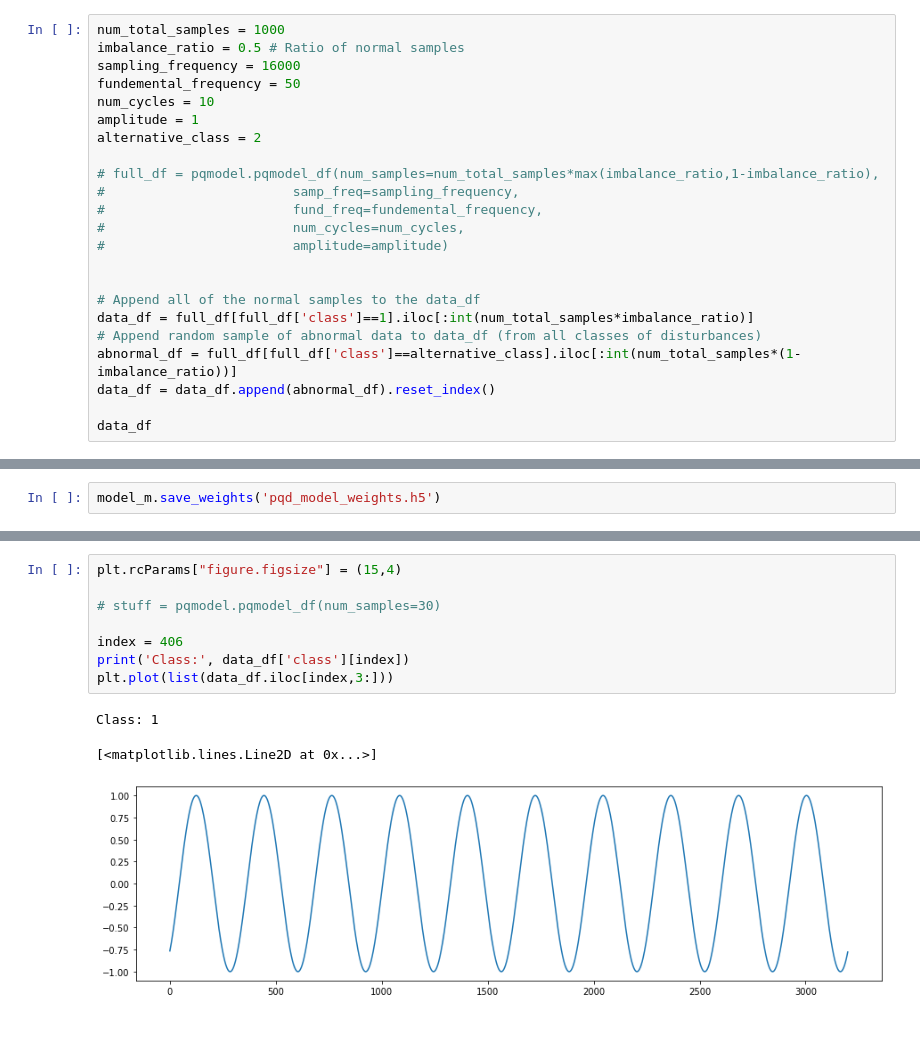
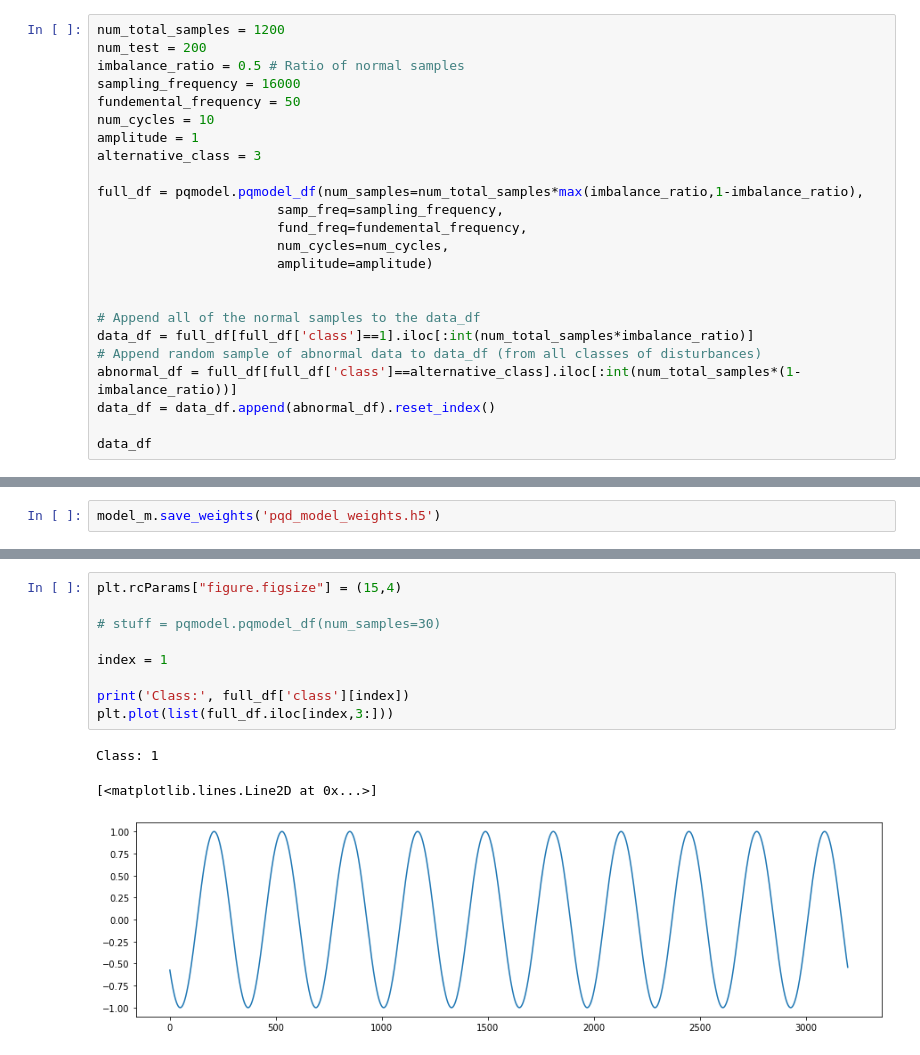
Before and after one commit to gradylynn/pqd-detection-cnn, a Jupyter notebook: Model Test.ipynb, the cells around one changed output, grey strips where cells are left out. Drawn from its saved outputs; the diff is of its cells as text.

```diff
--- a/Model Test.ipynb
+++ b/Model Test.ipynb
@@ -5,19 +5,20 @@ import random
 import numpy as np
 import pandas as pd
 # %%
-num_total_samples = 1000
+num_total_samples = 1200
+num_test = 200
 imbalance_ratio = 0.5 # Ratio of normal samples
 sampling_frequency = 16000
 fundemental_frequency = 50
 num_cycles = 10
 amplitude = 1
-alternative_class = 2
+alternative_class = 3
 
-# full_df = pqmodel.pqmodel_df(num_samples=num_total_samples*max(imbalance_ratio,1-imbalance_ratio),
-#                        samp_freq=sampling_frequency,
-#                        fund_freq=fundemental_frequency,
-#                        num_cycles=num_cycles,
-#                        amplitude=amplitude)
+full_df = pqmodel.pqmodel_df(num_samples=num_total_samples*max(imbalance_ratio,1-imbalance_ratio),
+                       samp_freq=sampling_frequency,
+                       fund_freq=fundemental_frequency,
+                       num_cycles=num_cycles,
+                       amplitude=amplitude)
 
 
 # Append all of the normal samples to the data_df
@@ -115,12 +152,13 @@ model_m.save_weights('pqd_model_weights.h5')
 # %%
 plt.rcParams["figure.figsize"] = (15,4)
 
 # stuff = pqmodel.pqmodel_df(num_samples=30)
 
-index = 406
-print('Class:', data_df['class'][index])
-plt.plot(list(data_df.iloc[index,3:]))
+index = 1
+
+print('Class:', full_df['class'][index])
+plt.plot(list(full_df.iloc[index,3:]))
 # %% [output]
 Class: 1
 [<matplotlib.lines.Line2D at 0x...>]
-[figure, old version]
+[figure, new version]
```
Also changed, not shown: parts of 8 cells of this notebook.
